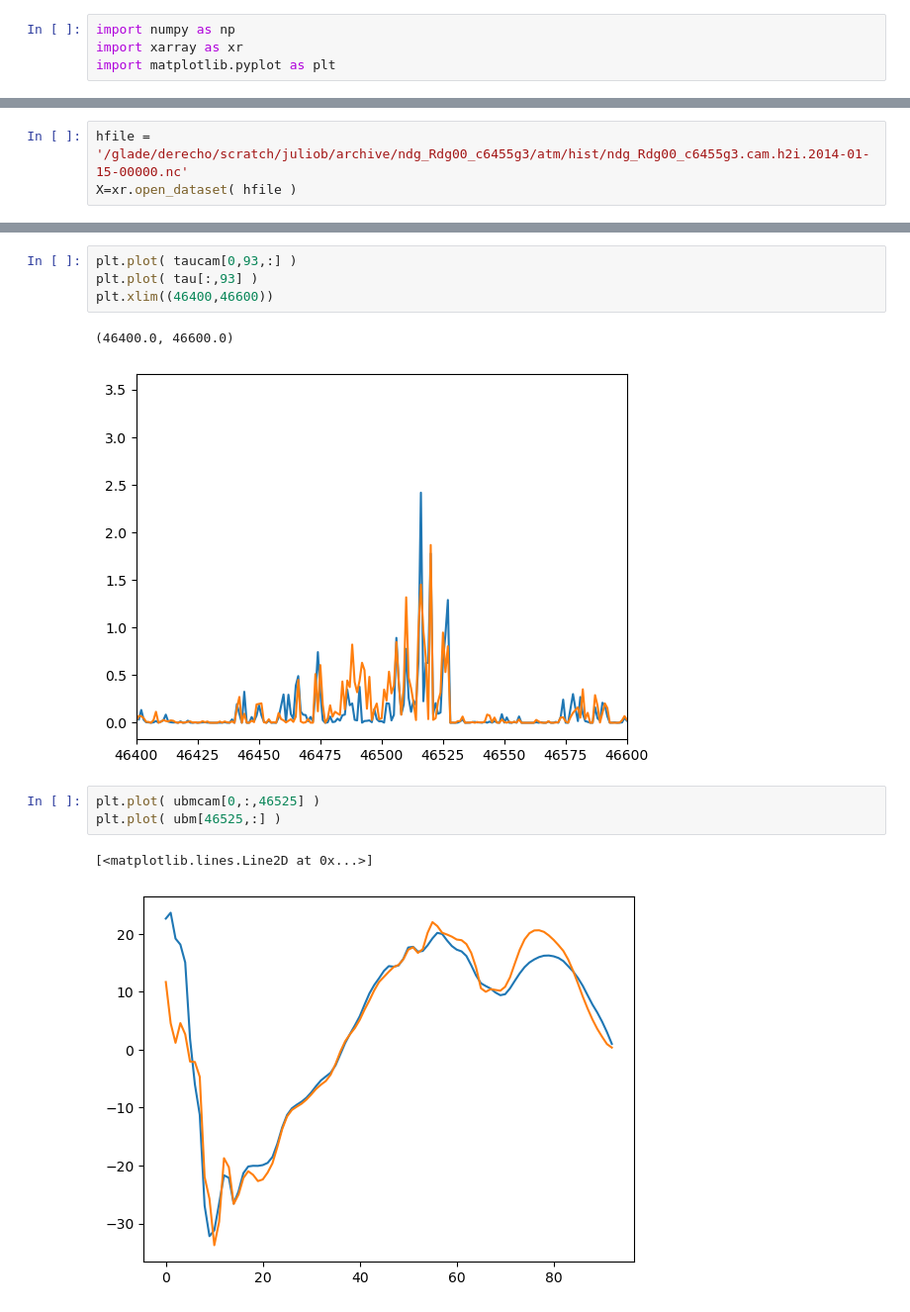
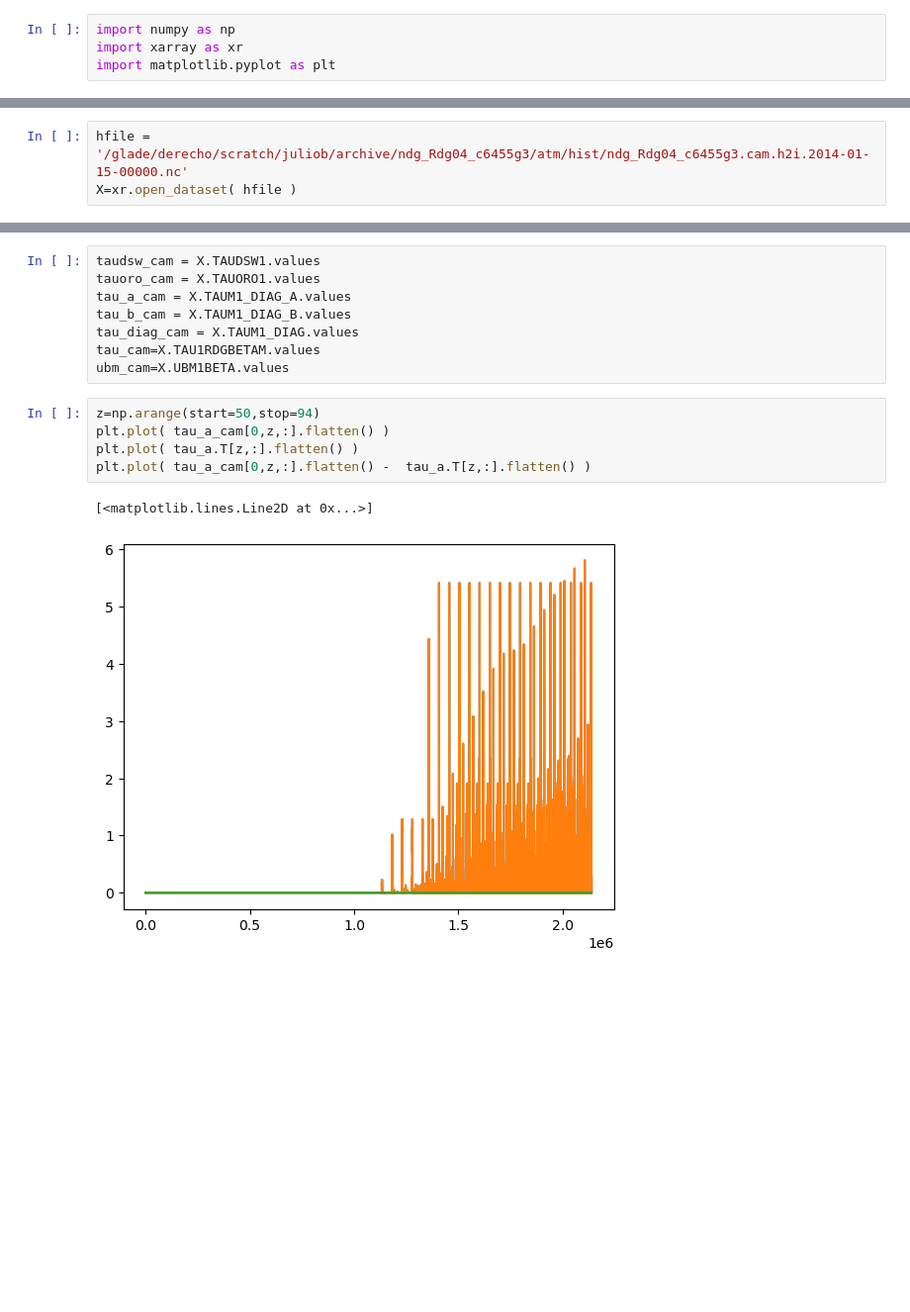
Before and after one commit to JulioTBacmeister/GW_UnitTest, a Jupyter notebook: Python/ReadFortran.ipynb, the cells around one changed output, grey strips where cells are left out. Shown: that part at 99% size. Drawn from its saved outputs; the diff is of its cells as text; blank space fills up the shorter version.

```diff
--- a/Python/ReadFortran.ipynb
+++ b/Python/ReadFortran.ipynb
@@ -23,3 +43,3 @@ Dimensions read from file: ncol=48600, nlev=93
 # %%
-hfile =   '/glade/derecho/scratch/juliob/archive/ndg_Rdg00_c6455g3/atm/hist/ndg_Rdg00_c6455g3.cam.h2i.2014-01-15-00000.nc'
+hfile =   '/glade/derecho/scratch/juliob/archive/ndg_Rdg04_c6455g3/atm/hist/ndg_Rdg04_c6455g3.cam.h2i.2014-01-15-00000.nc'
 X=xr.open_dataset( hfile )
@@ -46,13 +46,16 @@ plt.scatter( taucam[0,93,:] , tau[:,93] )
-# %%
-plt.plot( taucam[0,93,:] )
-plt.plot( tau[:,93] )
-plt.xlim((46400,46600))
-# %% [output]
-(46400.0, 46600.0)
-[figure, removed]
-# %%
-plt.plot( ubmcam[0,:,46525] )
-plt.plot( ubm[46525,:] )
-# %% [output]
-[<matplotlib.lines.Line2D at 0x...>]
-[figure, removed]
+# %%
+taudsw_cam = X.TAUDSW1.values
+tauoro_cam = X.TAUORO1.values
+tau_a_cam = X.TAUM1_DIAG_A.values
+tau_b_cam = X.TAUM1_DIAG_B.values
+tau_diag_cam = X.TAUM1_DIAG.values
+tau_cam=X.TAU1RDGBETAM.values
+ubm_cam=X.UBM1BETA.values
+# %%
+z=np.arange(start=50,stop=94)
+plt.plot( tau_a_cam[0,z,:].flatten() )
+plt.plot( tau_a.T[z,:].flatten() )
+plt.plot( tau_a_cam[0,z,:].flatten() -  tau_a.T[z,:].flatten() )
+# %% [output]
+[<matplotlib.lines.Line2D at 0x...>]
+[figure, added]
```
Also changed, not shown: parts of 8 cells of this notebook, 5 other files.
